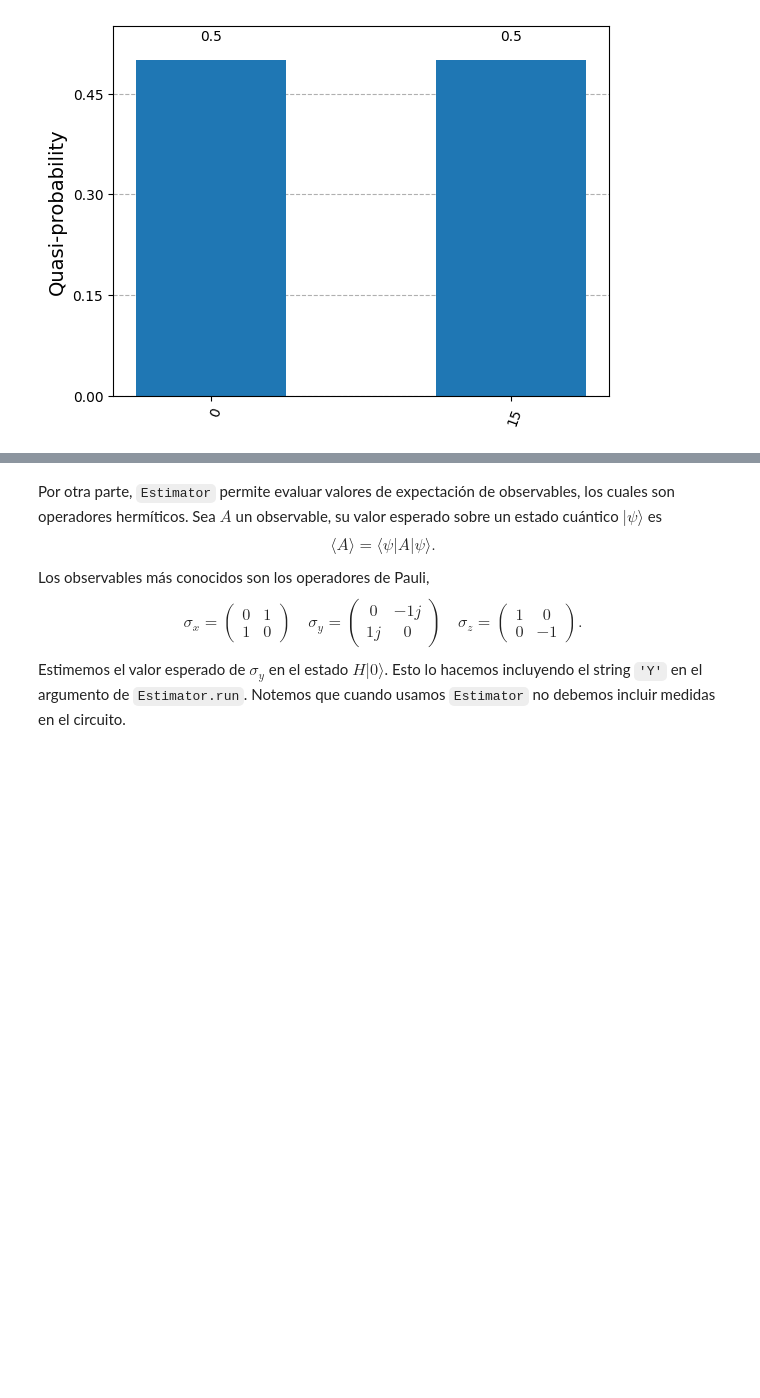
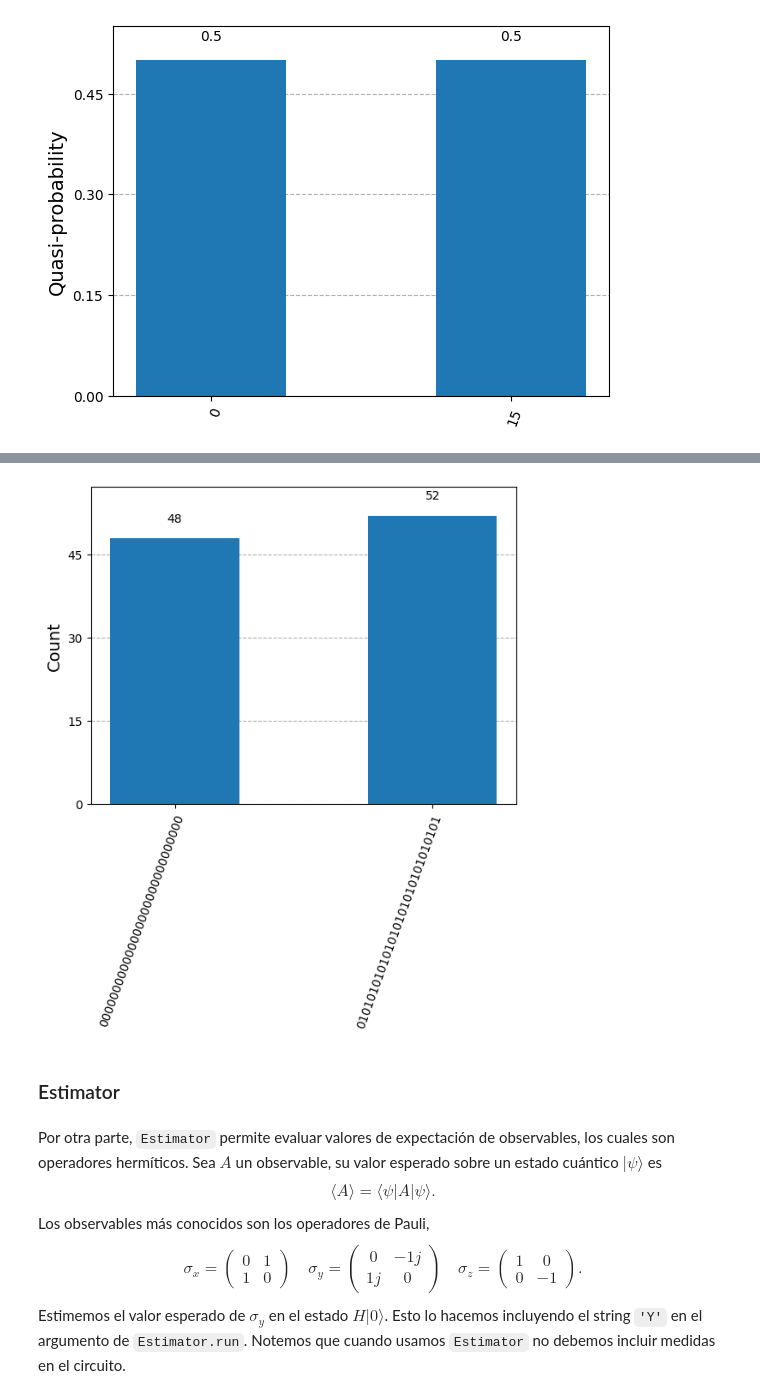
Before and after one commit to fbientrigo/phdStudy, a Jupyter notebook: talleres/01_Introduccion_a_Qiskit/Introducción_Qiskit.ipynb, the cells around one changed output, grey strips where cells are left out. Saved outputs shown, nothing was run; the diff lists cells and outputs as text; code cells hidden in the pictures; blank space fills up the shorter version.

```diff
--- a/talleres/01_Introduccion_a_Qiskit/Introducción_Qiskit.ipynb
+++ b/talleres/01_Introduccion_a_Qiskit/Introducción_Qiskit.ipynb
@@ -560,3 +565,12 @@ La distribución de probabilidad del circuito simulado es {0: 0.5, 15: 0.5}
+# %%
+simulador = Aer.get_backend( "aer_simulator" )
+job = simulador.run(qc7, shots=100)
+counts = job.result().get_counts()
+plot_histogram(counts)
+# %% [output]
+[figure, added]
+# %% [markdown]
+### Estimator
 # %% [markdown]
 Por otra parte, ``Estimator`` permite evaluar valores de expectación de observables, los cuales son operadores hermíticos. Sea $A$ un observable, su valor esperado sobre un estado cuántico $|\psi\rangle$ es
 $$ \langle A \rangle = \langle \psi | A | \psi \rangle. $$
```
Also changed, not shown: parts of 32 cells of this notebook.
